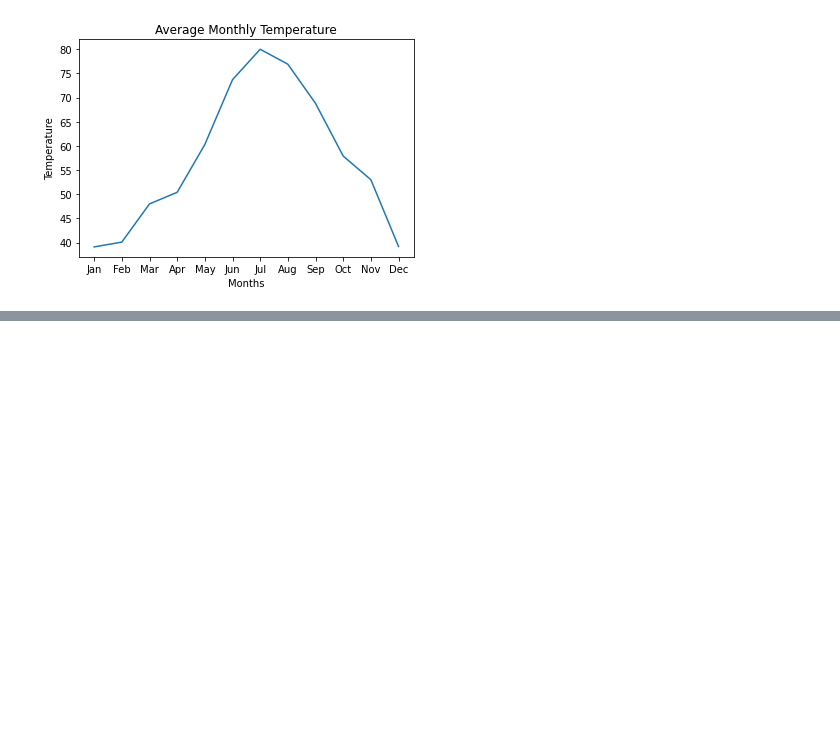
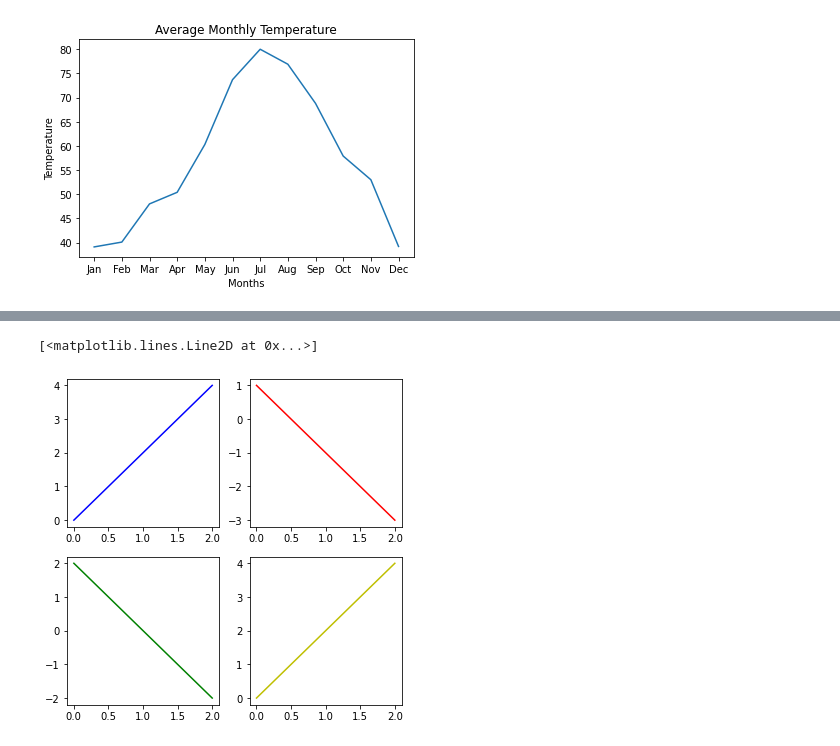
Before and after one commit to umar7860/numpy-linkedIn-course, a Jupyter notebook: NumPy Course Part 2/MatplotlibBasic.ipynb, the cells around one changed output, grey strips where cells are left out. Saved outputs shown, nothing was run; the diff lists cells and outputs as text; code cells hidden in the pictures; blank space fills up the shorter version.

```diff
--- a/NumPy Course Part 2/MatplotlibBasic.ipynb
+++ b/NumPy Course Part 2/MatplotlibBasic.ipynb
@@ -52,0 +77,9 @@ axes = fig.add_axes([0.1,0.1,0.8,0.8])
+# %%
+fig , axs = plt.subplots(2,2, figsize = (6,6))
+axs[0,0].plot(x,y,'b')
+axs[0,1].plot(x,1-y,'r')
+axs[1,0].plot(x,2-y,'g')
+axs[1,1].plot(x,y,'y')
+# %% [output]
+[<matplotlib.lines.Line2D at 0x...>]
+[figure, added]
```
Also changed, not shown: parts of 16 cells of this notebook.
